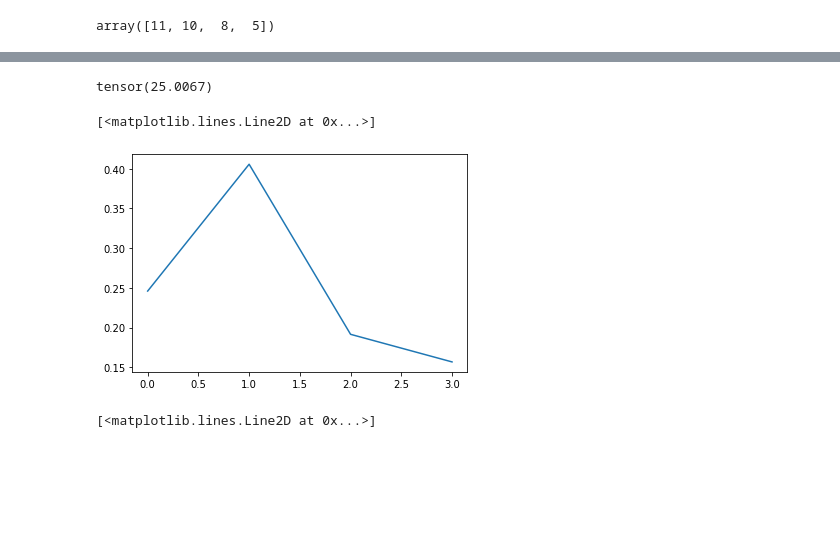
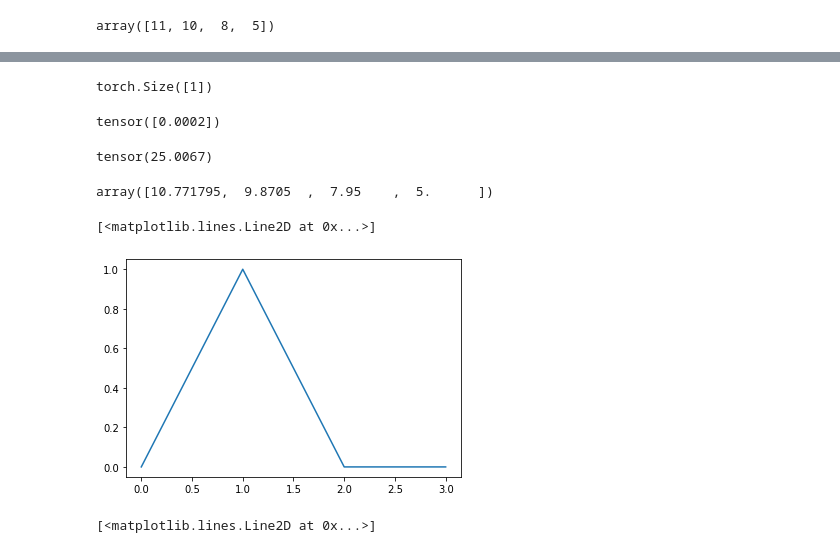
Before and after one commit to TrentBrick/Upside-Down-Free-Energy, a Jupyter notebook: notebooks/Untitled.ipynb, the cells around one changed output, grey strips where cells are left out. Cells and saved outputs as stored; diff of their text form; code cells hidden in the pictures; blank space fills up the shorter version.

```diff
--- a/notebooks/Untitled.ipynb
+++ b/notebooks/Untitled.ipynb
@@ -20,3 +39,12 @@ array([11, 10,  8,  5])
+# %%
+torch.tensor([3]).shape
+# %% [output]
+torch.Size([1])
+# %%
+torch.nn.functional.cross_entropy(torch.tensor([[0.25,0.25,0.25,10]]).float(),
+                                  torch.tensor([3]), reduction='none')
+# %% [output]
+tensor([0.0002])
 # %%
 torch.Tensor([10,20,5,1,6,3,3,2,4,5,6,25]).exp().sum().log()
 # %% [output]
@@ -24,9 +70,13 @@ tensor(25.0067)
+# %%
+discount_cumsum(np.asarray([1,2,3,5]), 0.99)
+# %% [output]
+array([10.771795,  9.8705  ,  7.95    ,  5.      ])
 # %%
-lol = torch.softmax(torch.Tensor([10,20,5,1])*0.05, dim=0)
+lol = torch.softmax(torch.Tensor([10,20,5,1])*10, dim=0)
 plt.plot(lol)
 # %% [output]
 [<matplotlib.lines.Line2D at 0x...>]
-[figure, old version]
+[figure, new version]
 # %%
 lol = torch.exp(torch.Tensor([10,20,5,4, 38,1])/1)
 plt.plot(lol)
```
Also changed, not shown: parts of 6 cells of this notebook, 9 other files.
